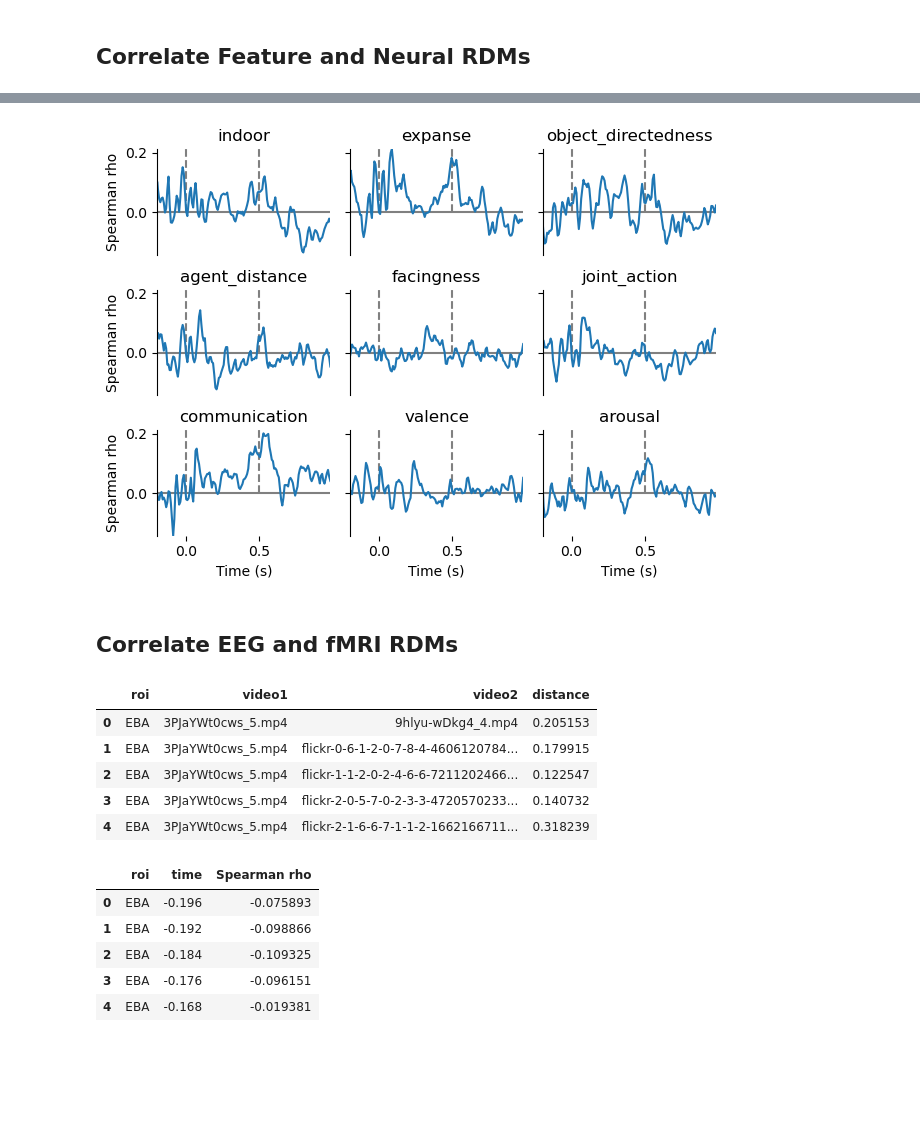
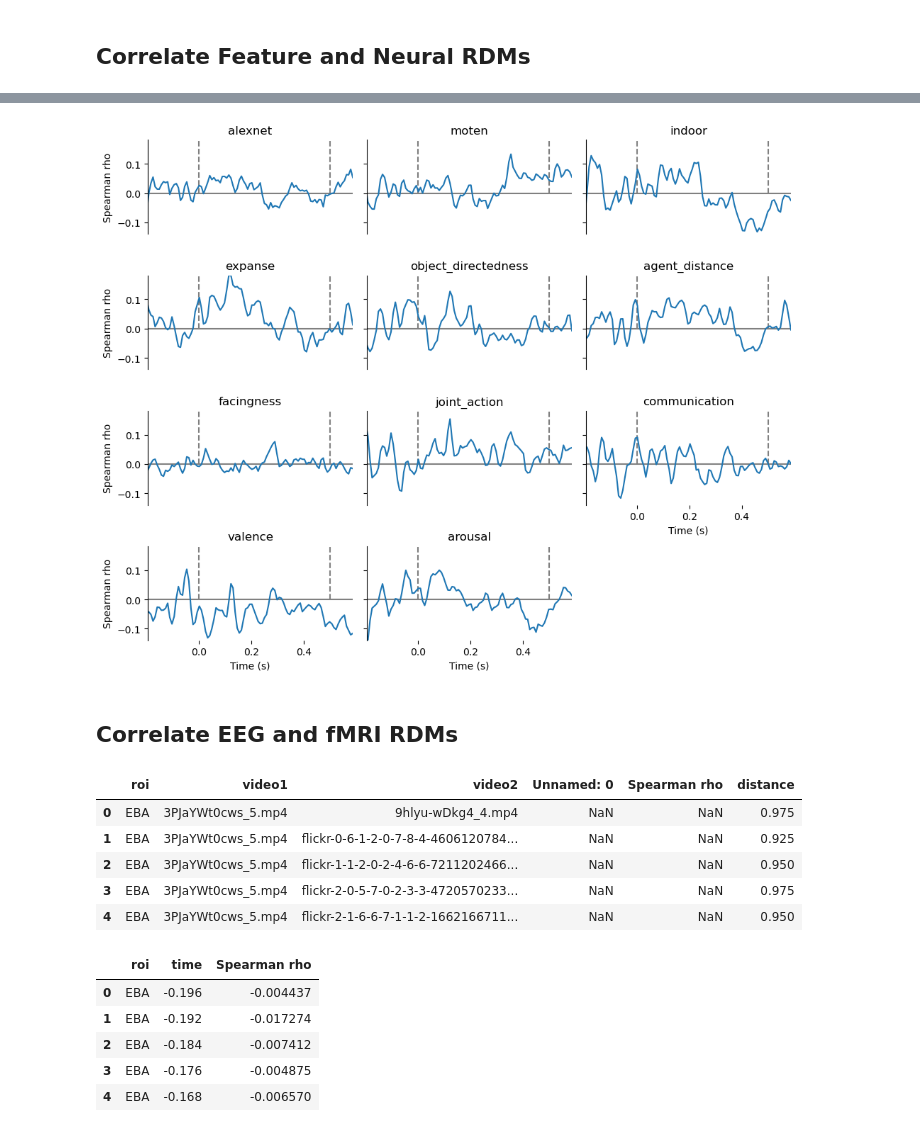
Before and after one commit to Isik-lab/SIEEG_analysis, a Jupyter notebook: notebooks/EEG_RSA.ipynb, the cells around one changed output, grey strips where cells are left out. Cells and saved outputs as stored; diff of their text form; code cells hidden in the pictures; blank space fills up the shorter version.

```diff
--- a/notebooks/EEG_RSA.ipynb
+++ b/notebooks/EEG_RSA.ipynb
@@ -365,5 +364,12 @@ rename = {col: col.replace(' ', '_') for col in df.columns}
 rename['transitivity'] = 'object_directedness'
 df.rename(columns=rename, inplace=True)
 df.sort_index(inplace=True)
+
+alexnet = pd.read_csv(f'{top_path}/data/interim/ActivationPCA/alexnet_PCs.csv').drop(columns=['split'])
+df = df.merge(alexnet, on='video_name')
+
+moten = pd.read_csv(f'{top_path}/data/interim/ActivationPCA/moten_PCs.csv').drop(columns=['split'])
+df = df.merge(moten, on='video_name')
+
 df.head()
 # %% [output]
@@ -377,11 +383,18 @@ df.head()
 # %%
+video_set = df.video_name.unique()
+videos_nCk = list(combinations(video_set, 2))
 feature_rdms = []
-for col in tqdm(df.columns):
-    cur_df = np.expand_dims(df[col].to_numpy(), axis=1)
-    distance_matrix = pdist(cur_df, metric='euclidean')
+for feature in tqdm(feature_order):
+    if 'alexnet' == feature or 'moten' == feature:
+        cols = [col for col in df.columns if feature in col]
+        array = df[cols].to_numpy()
+        distance_matrix = pdist(array, metric='correlation')
+    else:
+        array = np.expand_dims(df[feature].to_numpy(), axis=1)
+        distance_matrix = pdist(array, metric='euclidean')
+
     for idx, (video1, video2) in enumerate(videos_nCk):
-        feature_rdms.append([video1, video2, col, distance_matrix[idx]])
+        feature_rdms.append([video1, video2, feature, distance_matrix[idx]])
 feature_rdms = pd.DataFrame(feature_rdms, columns=['video1', 'video2', 'feature', 'distance'])
-# feature_rdms.set_index(['feature'], inplace=True)
 feature_rdms.head()
 # %% [output]
@@ -402,3 +410,6 @@ print(len(rolling_results.time.unique()))
+# %%
+rolling_results = rolling_results.loc[rolling_results['video1'].isin(video_set)]
+rolling_results = rolling_results.loc[rolling_results['video2'].isin(video_set)]
 # %%
 feature_group = feature_rdms.groupby('feature')
 neural_group = rolling_results.groupby('time')
@@ -422,33 +433,46 @@ rsa.head()
+# %%
+def trim_axs(axs, N):
+    """
+    Reduce *axs* to *N* Axes. All further Axes are removed from the figure.
+    """
+    axs = axs.flat
+    for ax in axs[N:]:
+        ax.remove()
+    return axs[:N]
 # %%
 feature_group = rsa.groupby('feature')
-_, axes = plt.subplots(3, 3, sharey=True, sharex=True)
+_, axes = plt.subplots(int(np.ceil(len(feature_order)/3)), 3,
+                       figsize=(10,8),
+                       sharey=True, constrained_layout=True)
 axes = axes.flatten()
+trim_axs(axes, len(feature_order))
 ymin, ymax = rsa['Spearman rho'].min(), rsa['Spearman rho'].max()
 for ax, (feature, time_corr) in zip(axes, feature_group):
     sns.lineplot(x='time', y='Spearman rho', data=time_corr, ax=ax)
-    if feature in ['indoor', 'agent_distance', 'communication']:
+    if feature in ['alexnet', 'expanse', 'facingness', 'valence']:
         ax.set_ylabel('Spearman rho')
     else:
         ax.set_ylabel('')
 
     if feature in ['communication', 'valence', 'arousal']:
         ax.set_xlabel('Time (s)')
     else:
         ax.set_xlabel('')
+        ax.set_xticklabels([])
         ax.tick_params(axis='x', which='both', length=0)
     ax.vlines(x=[0, 0.5], ymin=0, ymax=ymax,
             colors='gray', linestyles='dashed', zorder=0)
     ax.hlines(y=0, xmin=time_corr.time.min(), xmax=time_corr.time.max(),
             colors='gray', linestyles='solid', zorder=0)
     ax.set_xlim([time_corr.time.min(), time_corr.time.max()])
     ax.set_ylim([ymin, ymax])
     ax.spines['top'].set_visible(False)
     ax.spines['right'].set_visible(False)
     ax.spines['bottom'].set_visible(False)
     ax.set_title(feature)
 plt.tight_layout()
 plt.savefig(f'{figure_path}/{subj}_feature-rsa.png')
 # %% [output]
-[figure, old version]
+[figure, new version]
 # %% [markdown]
 ## Correlate EEG and fMRI RDMs
@@ -455,5 +485,5 @@ plt.savefig(f'{figure_path}/{subj}_feature-rsa.png')
 # %%
-files = glob(f'{fMRI_path}/*_correlation-distance.csv')
+files = glob(f'{fMRI_path}/*set-test*{suffix}.csv')
 fmri_rdms = []
 for file in files:
     fr = pd.read_csv(file)
@@ -465,12 +495,12 @@ fmri_rdms = fmri_rdms.groupby(['roi', 'video1', 'video2']).mean().reset_index()
 fmri_rdms.sort_values(by=['roi', 'video1', 'video2'])
 fmri_rdms.head()
 # %% [output]
-|  | roi | video1 | video2 | distance |
-| 0 | EBA | 3PJaYWt0cws_5.mp4 | 9hlyu-wDkg4_4.mp4 | 0.205153 |
-| 1 | EBA | 3PJaYWt0cws_5.mp4 | flickr-0-6-1-2-0-7-8-4-4606120784... | 0.179915 |
-| 2 | EBA | 3PJaYWt0cws_5.mp4 | flickr-1-1-2-0-2-4-6-6-7211202466... | 0.122547 |
-| 3 | EBA | 3PJaYWt0cws_5.mp4 | flickr-2-0-5-7-0-2-3-3-4720570233... | 0.140732 |
-| 4 | EBA | 3PJaYWt0cws_5.mp4 | flickr-2-1-6-6-7-1-1-2-1662166711... | 0.318239 |
+|  | roi | video1 | video2 | Unnamed: 0 | Spearman rho | distance |
+| 0 | EBA | 3PJaYWt0cws_5.mp4 | 9hlyu-wDkg4_4.mp4 | NaN | NaN | 0.975 |
+| 1 | EBA | 3PJaYWt0cws_5.mp4 | flickr-0-6-1-2-0-7-8-4-4606120784... | NaN | NaN | 0.925 |
+| 2 | EBA | 3PJaYWt0cws_5.mp4 | flickr-1-1-2-0-2-4-6-6-7211202466... | NaN | NaN | 0.950 |
+| 3 | EBA | 3PJaYWt0cws_5.mp4 | flickr-2-0-5-7-0-2-3-3-4720570233... | NaN | NaN | 0.975 |
+| 4 | EBA | 3PJaYWt0cws_5.mp4 | flickr-2-1-6-6-7-1-1-2-1662166711... | NaN | NaN | 0.950 |
 # %%
 roi_group = fmri_rdms.groupby('roi')
 neural_group = rolling_results.groupby('time')
@@ -482,15 +512,15 @@ for roi, roi_rdm in tqdm(roi_group):
 rsa = pd.DataFrame(rsa, columns=['roi', 'time', 'Spearman rho'])
 cat_type = pd.CategoricalDtype(categories=rois, ordered=True)
 rsa['roi'] = rsa.roi.astype(cat_type)
-rsa.to_csv(f'{out_path}/{subj}_fMRI-rsa.csv')
+rsa.to_csv(f'{out_path}/{subj}_fMRI-{suffix}-rsa.csv')
 rsa.head()
 # %% [output]
 |  | roi | time | Spearman rho |
-| 0 | EBA | -0.196 | -0.075893 |
-| 1 | EBA | -0.192 | -0.098866 |
-| 2 | EBA | -0.184 | -0.109325 |
-| 3 | EBA | -0.176 | -0.096151 |
-| 4 | EBA | -0.168 | -0.019381 |
+| 0 | EBA | -0.196 | -0.004437 |
+| 1 | EBA | -0.192 | -0.017274 |
+| 2 | EBA | -0.184 | -0.007412 |
+| 3 | EBA | -0.176 | -0.004875 |
+| 4 | EBA | -0.168 | -0.006570 |
 # %%
 roi_group = rsa.groupby('roi')
 _, axes = plt.subplots(3, 3, sharey=True, sharex=True)
```
Also changed, not shown: parts of 21 cells of this notebook, 4 other files.
